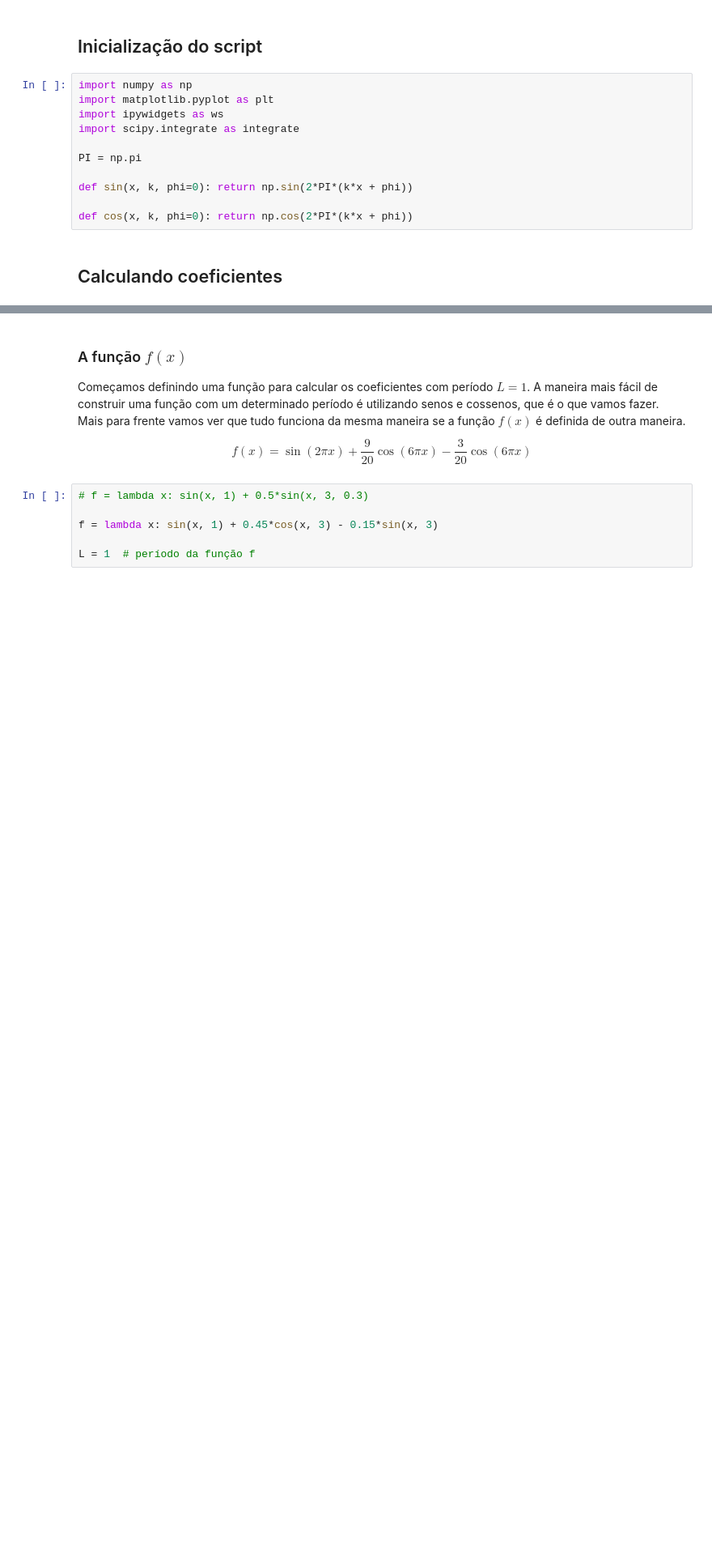
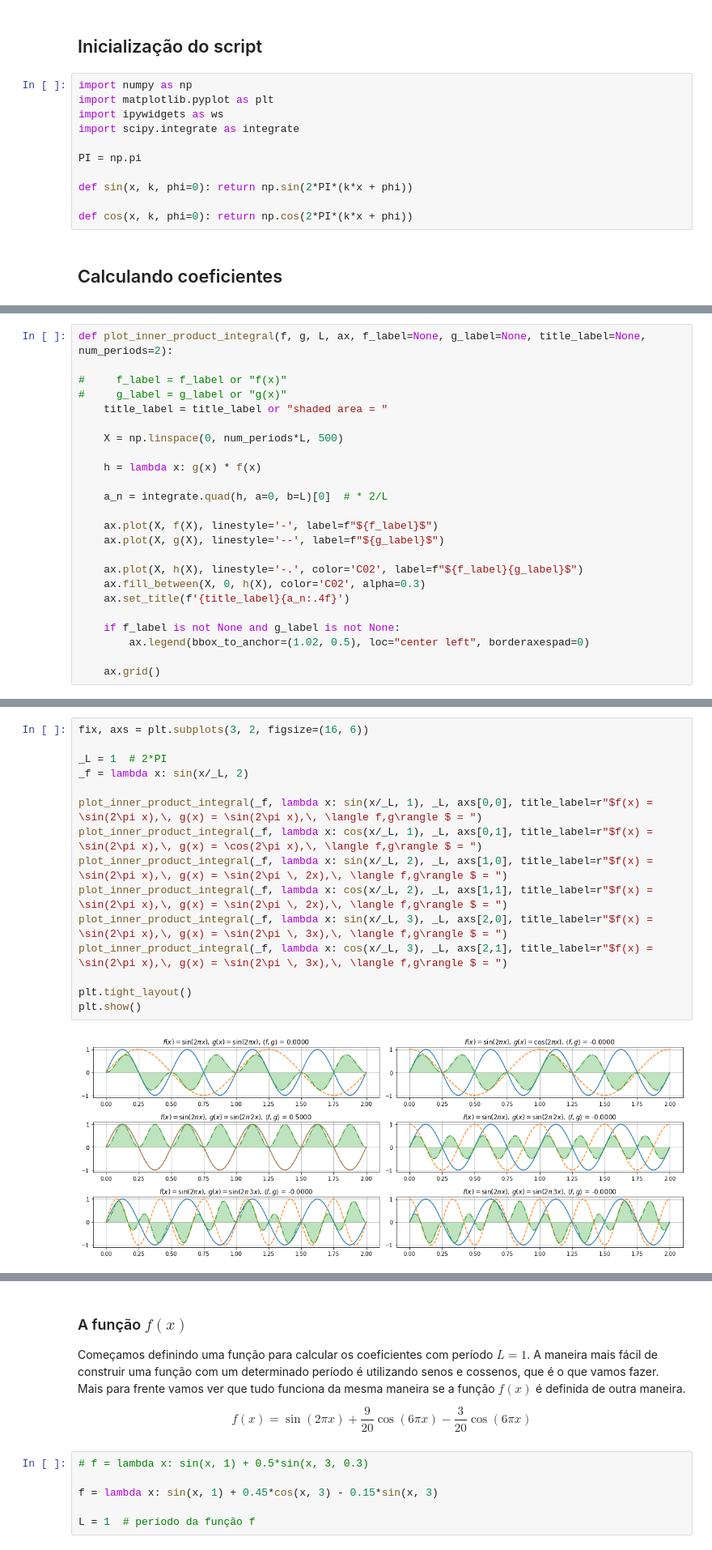
Before and after one commit to gdcs92/math-demos, a Jupyter notebook: fourier-series-notebooks/fourier-coefficients_static_demo.ipynb, the cells around one changed output, grey strips where cells are left out. Shown at 81% size. Saved outputs shown, nothing was run; the diff lists cells and outputs as text; blank space fills up the shorter version.

Commit message:
Modifica fourier-coefficients_static_demo.ipynb
Adiciona seção e visualizações sobre ortogonalidade

```diff
--- a/fourier-series-notebooks/fourier-coefficients_static_demo.ipynb
+++ b/fourier-series-notebooks/fourier-coefficients_static_demo.ipynb
@@ -32,0 +76,24 @@ def cos(x, k, phi=0): return np.cos(2*PI*(k*x + phi))
+# %%
+def plot_inner_product_integral(f, g, L, ax, f_label=None, g_label=None, title_label=None, num_periods=2):
+
+#     f_label = f_label or "f(x)"
+#     g_label = g_label or "g(x)"
+    title_label = title_label or "shaded area = "
+
+    X = np.linspace(0, num_periods*L, 500)
+
+    h = lambda x: g(x) * f(x)
+
+    a_n = integrate.quad(h, a=0, b=L)[0]  # * 2/L
+
+    ax.plot(X, f(X), linestyle='-', label=f"${f_label}$")
+    ax.plot(X, g(X), linestyle='--', label=f"${g_label}$")
+
+    ax.plot(X, h(X), linestyle='-.', color='C02', label=f"${f_label}{g_label}$")
+    ax.fill_between(X, 0, h(X), color='C02', alpha=0.3)
+    ax.set_title(f'{title_label}{a_n:.4f}')
+
+    if f_label is not None and g_label is not None:
+        ax.legend(bbox_to_anchor=(1.02, 0.5), loc="center left", borderaxespad=0)
+
+    ax.grid()
@@ -32,0 +112,17 @@ def cos(x, k, phi=0): return np.cos(2*PI*(k*x + phi))
+# %%
+fix, axs = plt.subplots(3, 2, figsize=(16, 6))
+
+_L = 1  # 2*PI
+_f = lambda x: sin(x/_L, 2)
+
+plot_inner_product_integral(_f, lambda x: sin(x/_L, 1), _L, axs[0,0], title_label=r"$f(x) = \sin(2\pi x),\, g(x) = \sin(2\pi x),\, \langle f,g\rangle $ = ")
+plot_inner_product_integral(_f, lambda x: cos(x/_L, 1), _L, axs[0,1], title_label=r"$f(x) = \sin(2\pi x),\, g(x) = \cos(2\pi x),\, \langle f,g\rangle $ = ")
+plot_inner_product_integral(_f, lambda x: sin(x/_L, 2), _L, axs[1,0], title_label=r"$f(x) = \sin(2\pi x),\, g(x) = \sin(2\pi \, 2x),\, \langle f,g\rangle $ = ")
+plot_inner_product_integral(_f, lambda x: cos(x/_L, 2), _L, axs[1,1], title_label=r"$f(x) = \sin(2\pi x),\, g(x) = \sin(2\pi \, 2x),\, \langle f,g\rangle $ = ")
+plot_inner_product_integral(_f, lambda x: sin(x/_L, 3), _L, axs[2,0], title_label=r"$f(x) = \sin(2\pi x),\, g(x) = \sin(2\pi \, 3x),\, \langle f,g\rangle $ = ")
+plot_inner_product_integral(_f, lambda x: cos(x/_L, 3), _L, axs[2,1], title_label=r"$f(x) = \sin(2\pi x),\, g(x) = \sin(2\pi \, 3x),\, \langle f,g\rangle $ = ")
+
+plt.tight_layout()
+plt.show()
+# %% [output]
+[figure, added]
```
Also changed, not shown: parts of 6 cells of this notebook.
